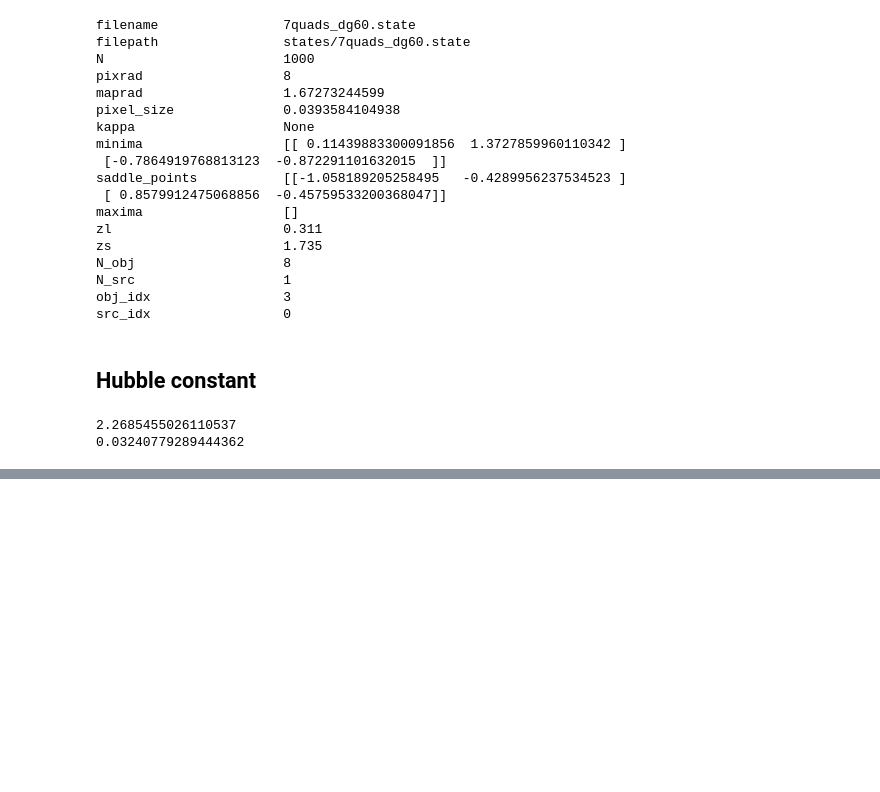
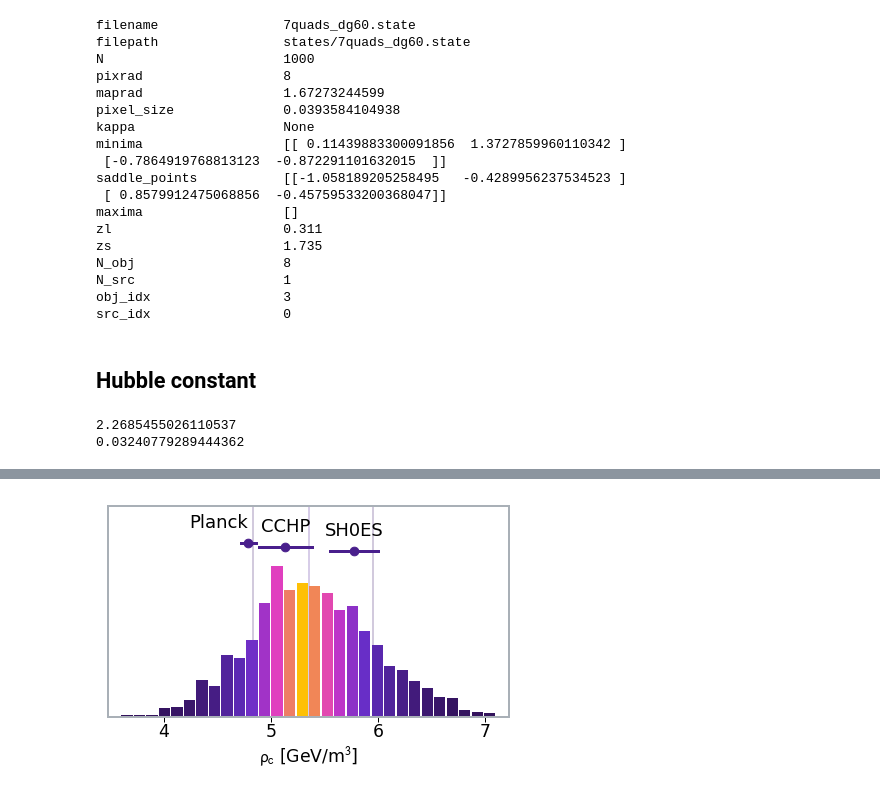
Before and after one commit to phdenzel/delays, a Jupyter notebook: h0plots.ipynb, the cells around one changed output, grey strips where cells are left out. Cells and saved outputs as stored; diff of their text form; code cells hidden in the pictures; blank space fills up the shorter version.

```diff
--- a/h0plots.ipynb
+++ b/h0plots.ipynb
@@ -427,0 +297,62 @@ plt.show()
+# %%
+#%%script false
+q = np.percentile(rhocrit, [16, 50, 84])
+nbins = 30
+n, bins, patches = plt.hist(rhocrit, bins=nbins, density=True, rwidth=0.901)
+cm = plt.cm.get_cmap('phoenix')
+plt.axvline(q[1], color=cm(0.20), alpha=0.3, zorder=0)
+plt.axvline(q[0], color=cm(0.05), alpha=0.3, zorder=0)
+plt.axvline(q[2], color=cm(0.05), alpha=0.3, zorder=0)
+yl = plt.gca().get_ylim()
+
+# add measures
+xmeasure = [planck, cchp, shoes]
+ymeasure = [yl[-1]*1.1, yl[-1]*1.075, yl[-1]*1.05]
+for x, y, c in zip(xmeasure, ymeasure, [cm(0.15), cm(0.15), cm(0.15)]):
+    xshift = -2 if x.name == 'Planck' else 0
+    x.plot(y, xshift=xshift, yshift=0.1*yl[-1], transform=H02critdens, msize=75, color=c)
+# # or as axvspans (multicolored)
+# for x in xmeasure:
+#      x.span_multicolor(transform=H02critdens, cmap='phoenix', alpha=1., alpha_grad=True)
+
+# add gaussian/lorentzian/voigt color scheme to pdf
+bin_centers = 0.5 * (bins[:-1] + bins[1:])
+dx = bin_centers[1]-bin_centers[0]
+xdata = [bin_centers[0]-i*dx for i in range(1, 16)] + list(bin_centers) + [bin_centers[-1]+i*dx for i in range(1, 16)]
+ydata = [0 for i in range(15)] + list(n) + [0 for i in range(15)]
+lpopt, lpcov = curve_fit(lorentzian, xdata, ydata)
+ldist = lorentzian(bin_centers, lpopt[0], lpopt[1], lpopt[2])
+gpopt, gpcov = curve_fit(gaussian, xdata, ydata)
+gdist = gaussian(bin_centers, gpopt[0], gpopt[1], gpopt[2])
+vpopt, vpcov = curve_fit(pseudovoigt, xdata, ydata)
+vdist = pseudovoigt(bin_centers, vpopt[0], vpopt[1], vpopt[2], vpopt[3], vpopt[4])
+cpf = np.cumsum(n * abs(bins[0]-bins[-1]) / nbins) * 2
+cpf[cpf > 1] = -(cpf[cpf > 1] - 1) + 1
+for c, p in zip(cpf, patches):
+    plt.setp(p, 'facecolor', cm(c))
+
+# # add gaussian/lorentzian/voigt fits
+# xdata = np.linspace(xdata[0], xdata[-1], 200)
+# lfit = lorentzian(xdata, lpopt[0], lpopt[1], lpopt[2])
+# plt.plot(xdata, lfit, color='black')
+# gfit = gaussian(xdata, gpopt[0], gpopt[1], gpopt[2])
+# plt.plot(xdata, gfit, color='black')
+# vfit = pseudovoigt(xdata, vpopt[0], vpopt[1], vpopt[2], vpopt[3], vpopt[4])
+# plt.plot(xdata, vfit, color='black')
+
+# add text
+plt.rcParams['mathtext.fontset'] = 'stixsans'
+Hstr = r"$\rho_{{\mathrm{{c}}}}$ = ${:5.1f}^{{{:+4.1f}}}_{{{:+4.1f}}}$"
+# plt.text(0.02, 0.85, Hstr.format(q[1], np.diff(q)[1], -np.diff(q)[0]), fontsize=19, color='black', transform=plt.gca().transAxes)
+
+plt.gcf().axes[0].get_yaxis().set_visible(False)
+plt.gca().set_xlim(bins[0]-dx, bins[-1]+dx)
+# plt.gca().set_ylim(yl)
+plt.gca().set_ylim(0, yl[-1]*1.333)
+plt.xlabel(r"$\rho_{\mathrm{c}}$ [GeV/m$^{{3}}$]")
+plt.tight_layout()
+plt.savefig('results/_H02denshist_{}.pdf'.format(statefile.replace('.state', '')), transparent=True, bbox_inches='tight', pad_inches=0)
+plt.show()
+plt.close()
+# %% [output]
+[figure, added]
```
Also changed, not shown: parts of 8 cells of this notebook, 2 other files.
